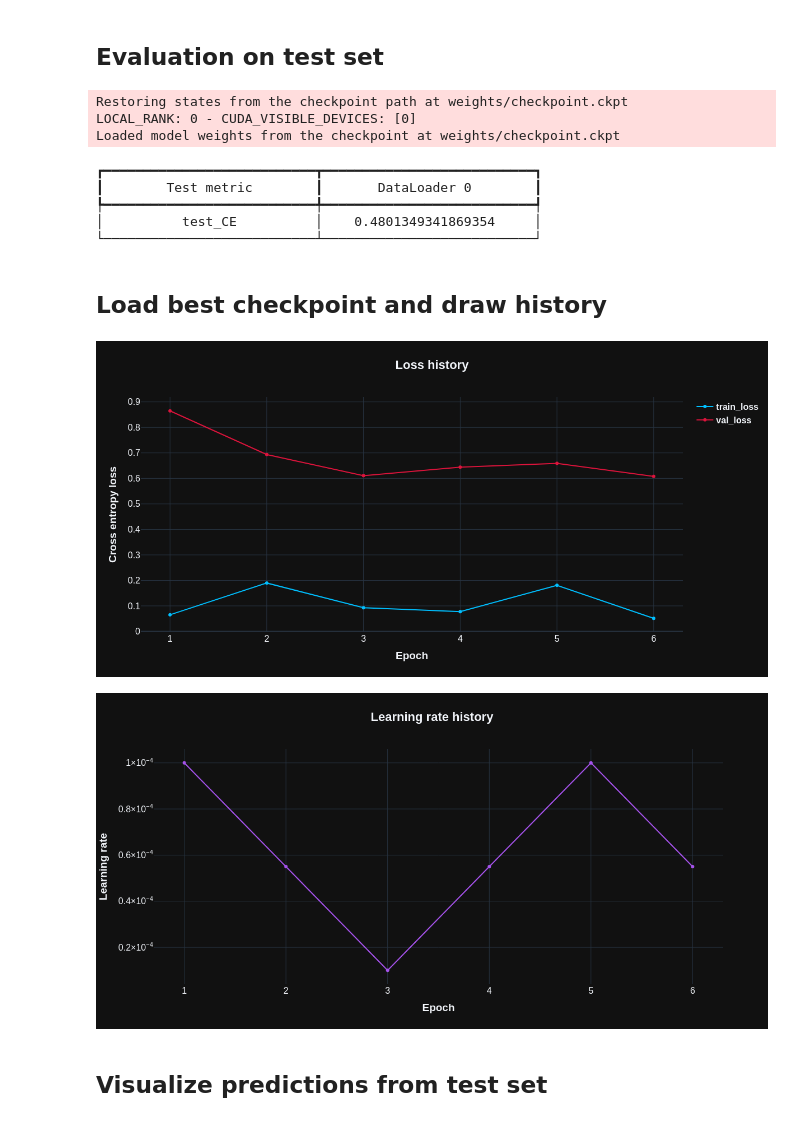
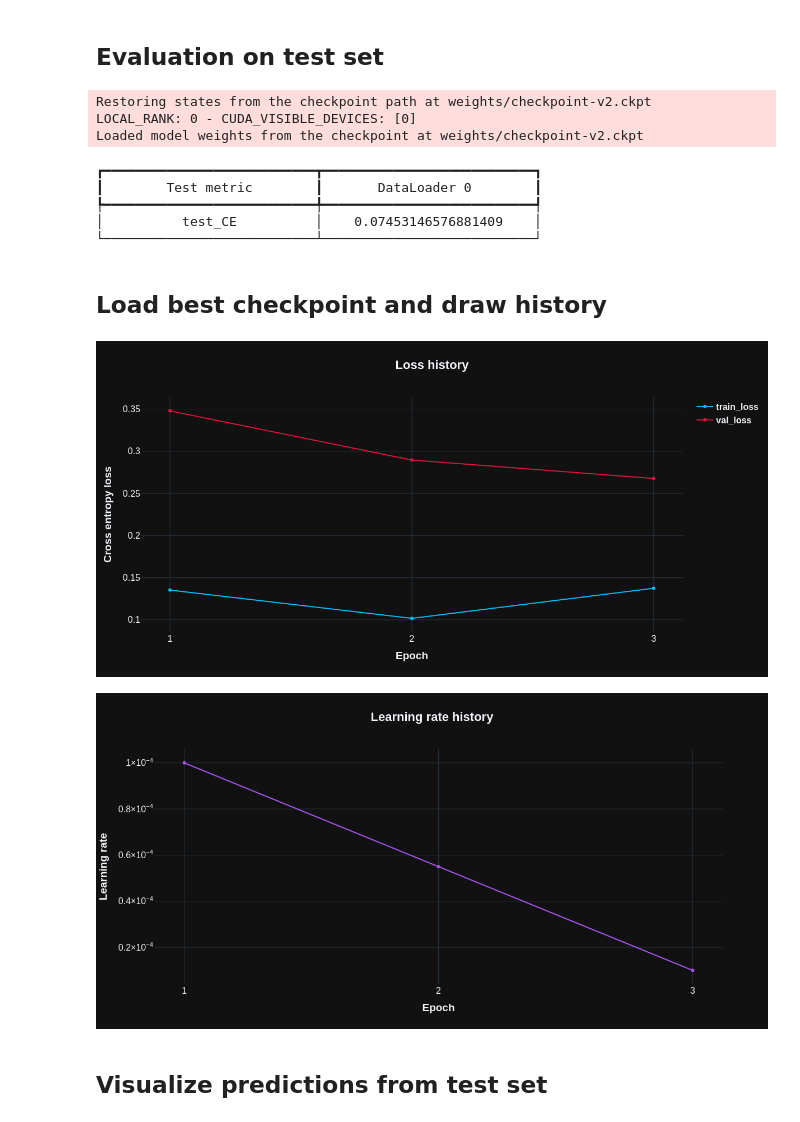
Before and after one commit to ScReameer/ViTSTR-Transducer, a Jupyter notebook: training.ipynb, the cells around one changed output. Saved outputs shown, nothing was run; the diff lists cells and outputs as text; code cells hidden in the pictures.

```diff
--- a/training.ipynb
+++ b/training.ipynb
@@ -125,15 +110,15 @@ LOCAL_RANK: 0 - CUDA_VISIBLE_DEVICES: [0]
 # %% [markdown]
 ## Evaluation on test set
 # %%
-trainer.test(model, dataloaders=dataloader_test, ckpt_path='weights/checkpoint.ckpt');
+trainer.test(model, dataloaders=dataloader_test, ckpt_path='weights/checkpoint-v2.ckpt');
 # %% [output]
-Restoring states from the checkpoint path at weights/checkpoint.ckpt
+Restoring states from the checkpoint path at weights/checkpoint-v2.ckpt
 LOCAL_RANK: 0 - CUDA_VISIBLE_DEVICES: [0]
-Loaded model weights from the checkpoint at weights/checkpoint.ckpt
+Loaded model weights from the checkpoint at weights/checkpoint-v2.ckpt
 ┏━━━━━━━━━━━━━━━━━━━━━━━━━━━┳━━━━━━━━━━━━━━━━━━━━━━━━━━━┓
 ┃        Test metric        ┃       DataLoader 0        ┃
 ┡━━━━━━━━━━━━━━━━━━━━━━━━━━━╇━━━━━━━━━━━━━━━━━━━━━━━━━━━┩
-│          test_CE          │    0.4801349341869354     │
+│          test_CE          │    0.07453146576881409    │
 └───────────────────────────┴───────────────────────────┘
 # %% [markdown]
 ## Load best checkpoint and draw history
@@ -142,9 +127,9 @@ model = model.__class__.load_from_checkpoint('weights/checkpoint.ckpt', vocab=vo
 # %%
-history_visualizer = History('logs/lightning_logs/version_0/metrics.csv')
+history_visualizer = History('logs/lightning_logs/version_2/metrics.csv')
 history_visualizer.draw_history()
 # %% [output]
-[figure, old version]
+[figure, new version]
-[figure, old version]
+[figure, new version]
 # %% [markdown]
 ## Visualize predictions from test set
 # %%
```
Also changed, not shown: parts of 6 cells of this notebook, 18 other files.
